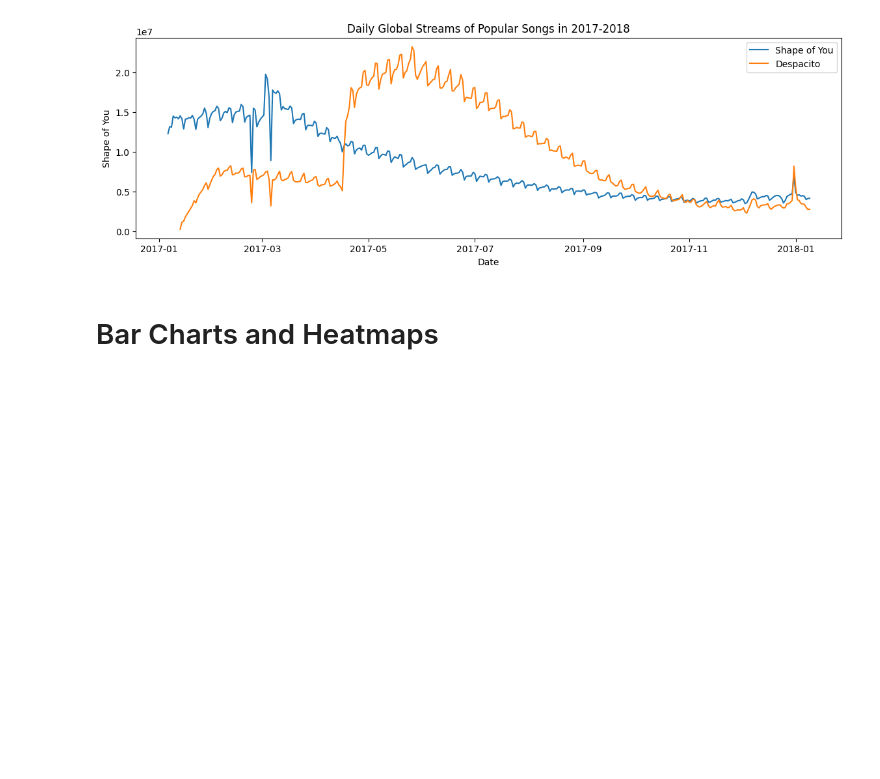
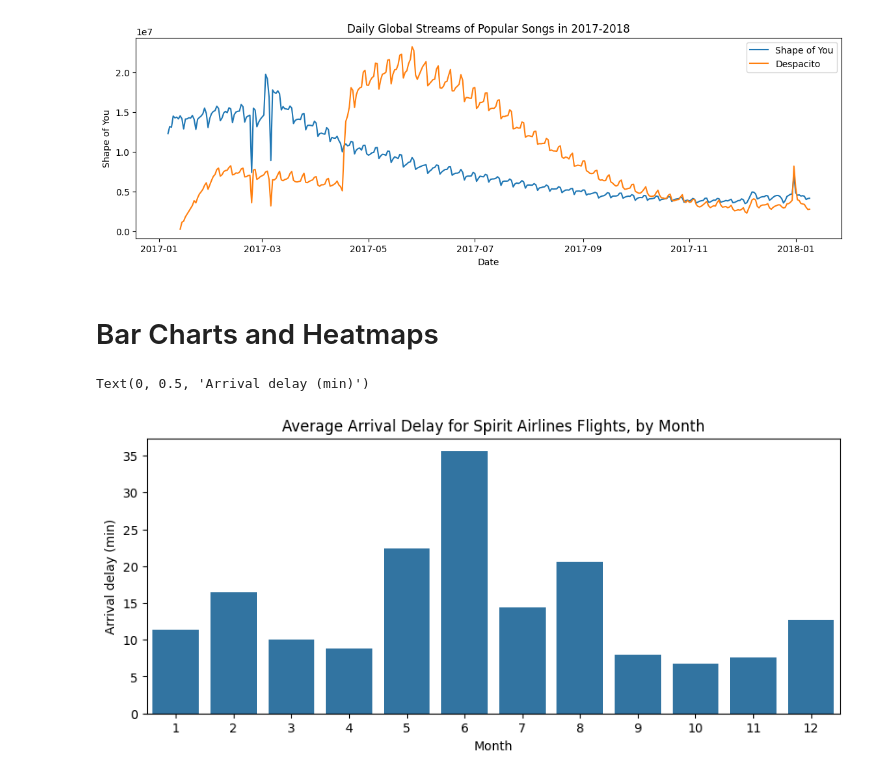
Before and after one commit to nachoacev/practice-data-science, a Jupyter notebook: DataVisualization.ipynb, the cells around one changed output. Saved outputs shown, nothing was run; the diff lists cells and outputs as text; code cells hidden in the pictures; blank space fills up the shorter version.

Commit message:
Added bar chart and heatmap.

```diff
--- a/DataVisualization.ipynb
+++ b/DataVisualization.ipynb
@@ -89,3 +89,24 @@ Text(0.5, 0, 'Date')
 [figure]
 # %% [markdown]
 # Bar Charts and Heatmaps
+# %%
+# Path of the file to read
+flight_filepath = path + "/flight_delays.csv"
+
+# Read the file into a variable flight_data
+flight_data = pd.read_csv(flight_filepath, index_col="Month")
+# %%
+# Set the width and height of the figure
+plt.figure(figsize=(10, 4))
+
+# Add title
+plt.title("Average Arrival Delay for Spirit Airlines Flights, by Month")
+
+# Bar chart showing average arrival delay sor Spirit Airlines Flights by month
+sns.barplot(x=flight_data.index, y=flight_data['NK'])
+
+# Add label for vertical axis
+plt.ylabel("Arrival delay (min)")
+# %% [output]
+Text(0, 0.5, 'Arrival delay (min)')
+[figure, added]
```
Also changed, not shown: parts of 1 cell of this notebook.
